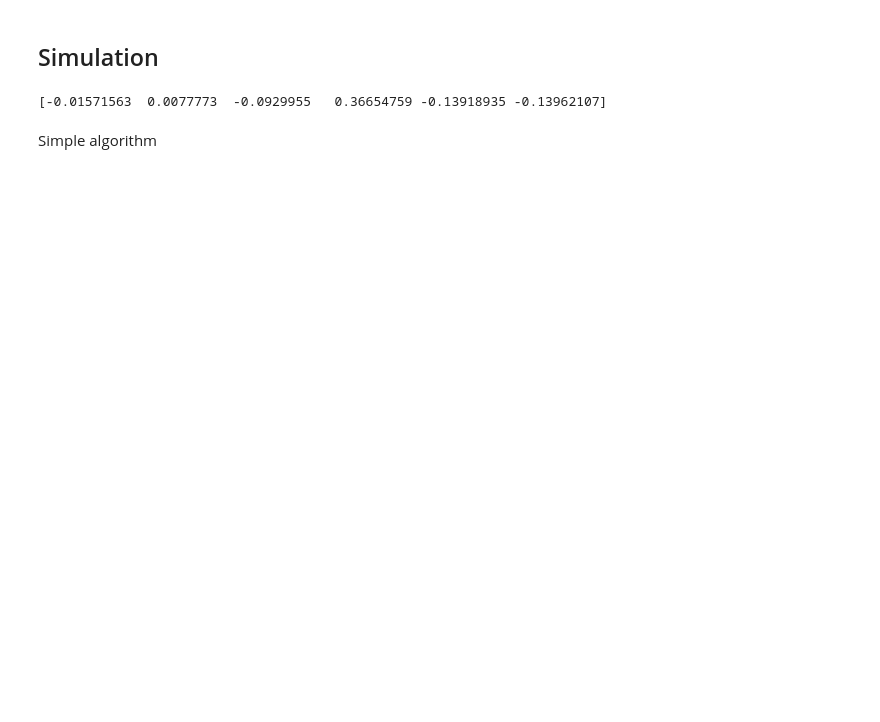
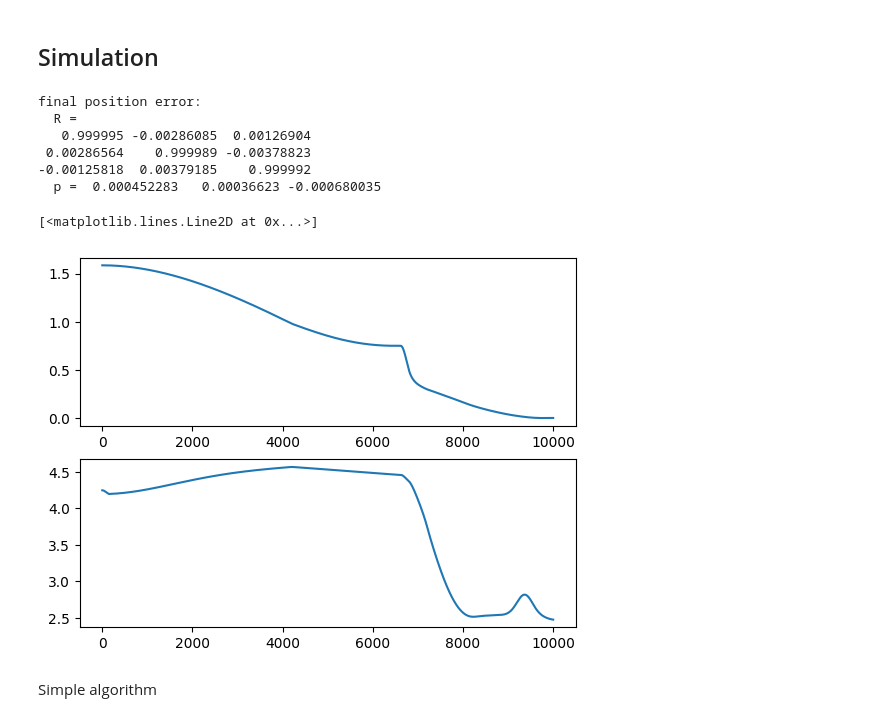
Before and after one commit to vagtsiats/RS1_HW2_TaskSpaceController, a Jupyter notebook: main.ipynb, the cells around one changed output. Cells and saved outputs as stored; diff of their text form; code cells hidden in the pictures; blank space fills up the shorter version.

```diff
--- a/main.ipynb
+++ b/main.ipynb
@@ -24,12 +25,12 @@ def load_franka():
 def step_world(model, data, t_q, t_qdot, t_tau, t_dt):
 
   qdotdot = pin.aba(model, data, t_q, t_qdot, t_tau)
-  qdot = t_qdot + qdotdot*t_dt
-  qdot = np.clip(qdot, -model.velocityLimit, model.velocityLimit)
-  q = pin.integrate(model, t_q, qdot*t_dt)
+  q_dot = t_qdot + qdotdot*t_dt
+  q_dot = np.clip(q_dot, -model.velocityLimit, model.velocityLimit)
+  q = pin.integrate(model, t_q, q_dot*t_dt)
   q = np.clip(q, model.lowerPositionLimit, model.upperPositionLimit)
 
-  return q, qdot
+  return q, q_dot
 # %%
 robot = load_franka()
 
@@ -60,10 +61,10 @@ Questions:
 # def get_Twd(start, goal, t_t, T):
 #   return pin.SE3.Interpolate(start, goal, min(1, t_t/T))
 
-# def get_Twd(start, goal, t_t, T):
-#   Twd = pin.SE3.Interpolate(start, goal, min(1, t_t/T))
-#   Twd.translation = interpolate_translation(start.translation, goal.translation, min(1,t_t/T))
-#   return Twd
+def get_Twd(start, goal, t_t, T):
+  Twd = pin.SE3.Interpolate(start, goal, min(1, t_t/T))
+  Twd.translation = hp.interpolate_translation(start.translation, goal.translation, min(1,t_t/T))
+  return Twd
 
 def get_Twd(start, goal, t_t, T):
   s = 3*(t_t/T)**2 -2*(t_t/T)**3
@@ -164,50 +174,63 @@ def controller(model, data, t_q, t_Twd, t_dt, Kp=100., Ki=1000., Kd= 100.):
 # %%
 T = 10.
 dt = 0.001
 K = int(T/dt) + 1
 prev_error = None
 sum_error = 0.
 init = True
+t = 0
+k = 0
 
-pin.seed(7)
+error_ = []
+reg_error_ = []
+q_reg = (model.upperPositionLimit - model.lowerPositionLimit) / 2. + model.lowerPositionLimit
+
+pin.seed(6)
 q = pin.randomConfiguration(model)
-# q = pin.neutral(model)
-# q = (model.upperPositionLimit - model.lowerPositionLimit) / 2. + model.lowerPositionLimit
-hp.fk_all(model,data,q)
-T_start = data.oMf[end_effector].copy()
 qdot = np.zeros(model.nv)
 tau = np.zeros(model.nv)
 
-
+hp.fk_all(model,data,q)
+T_start = data.oMf[end_effector].copy()
 
 T_end = T_start.copy()
-T_end.translation = T_start.translation + [0.,+0.3,+0.4]
-T_end.rotation = hp.RotX(np.pi/2) @ T_start.rotation
+T_end.translation = T_start.translation + [0.,-0.1,+0.2]
+T_end.rotation = hp.RotZ(-np.pi/2) @  T_start.rotation
+
 
 robot.display(q)
 time.sleep(1)
 
-tau = pin.computeGeneralizedGravity(model,data,q)
-
-t = 0
-k=0
-
 for k in range(K):
   Twd = get_Twd(T_start, T_end, t, T)
 
-  tau = controller(model, data, q, Twd, dt, 10000., 0., 1000.)# + pin.computeGeneralizedGravity(model,data,q)
+  tau = controller(model, data, q, qdot, Twd, dt, 10000., 100., 1000.)
+  error_.append(np.linalg.norm(compute_error(T_end, data.oMf[end_effector])))
+  reg_error_.append(reg_er)
 
-  q , q_dot  = step_world(model, data, q, qdot, tau, dt)
+  q , qdot  = step_world(model, data, q, qdot, tau, dt)
 
   if np.mod(k, 100)==0:
     robot.display(q)
-    pass
 
   t += dt
   k +=1
 
-print(compute_error(T_end, data.oMf[end_effector]))
+print("final position error:")
+print(pin.exp(compute_error(T_end, data.oMf[end_effector])))
+
+plt.subplot(2,1,1)
+plt.plot(error_)
+plt.subplot(2,1,2)
+plt.plot(reg_error_)
 # %% [output]
-[-0.01571563  0.0077773  -0.0929955   0.36654759 -0.13918935 -0.13962107]
+final position error:
+  R =
+   0.999995 -0.00286085  0.00126904
+ 0.00286564    0.999989 -0.00378823
+-0.00125818  0.00379185    0.999992
+  p =  0.000452283   0.00036623 -0.000680035
+[<matplotlib.lines.Line2D at 0x...>]
+[figure, added]
 # %% [markdown]
 Simple algorithm
```
Also changed, not shown: parts of 3 cells of this notebook.
